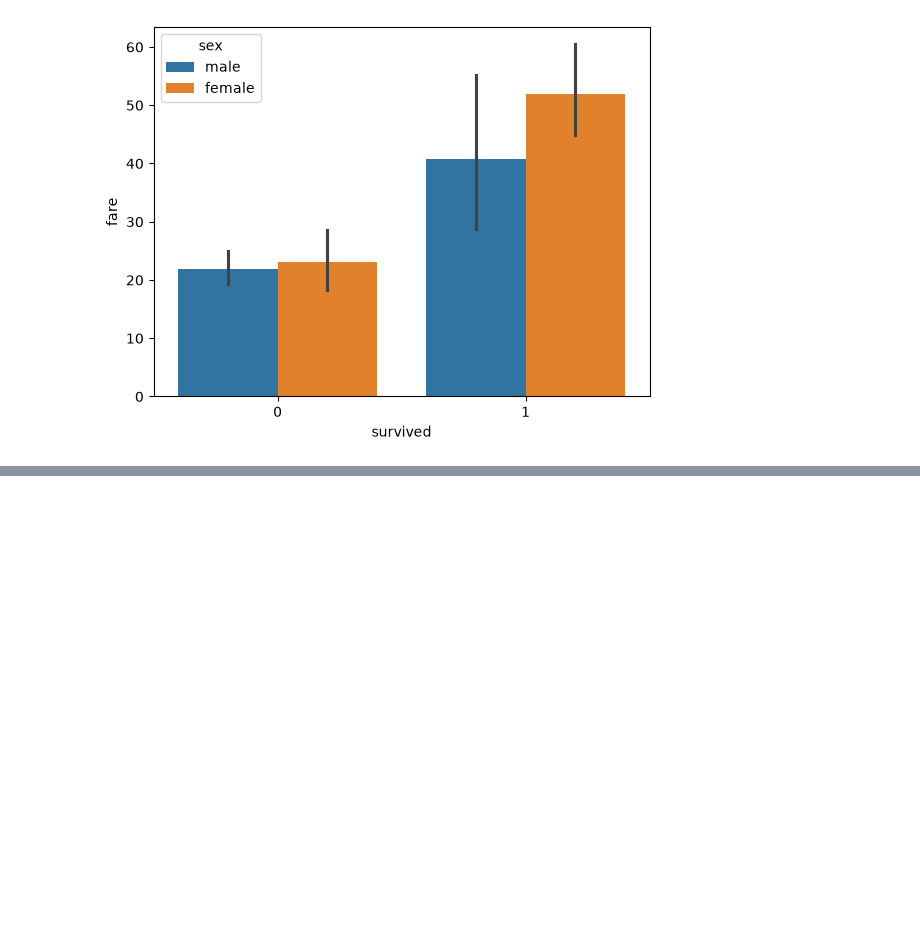
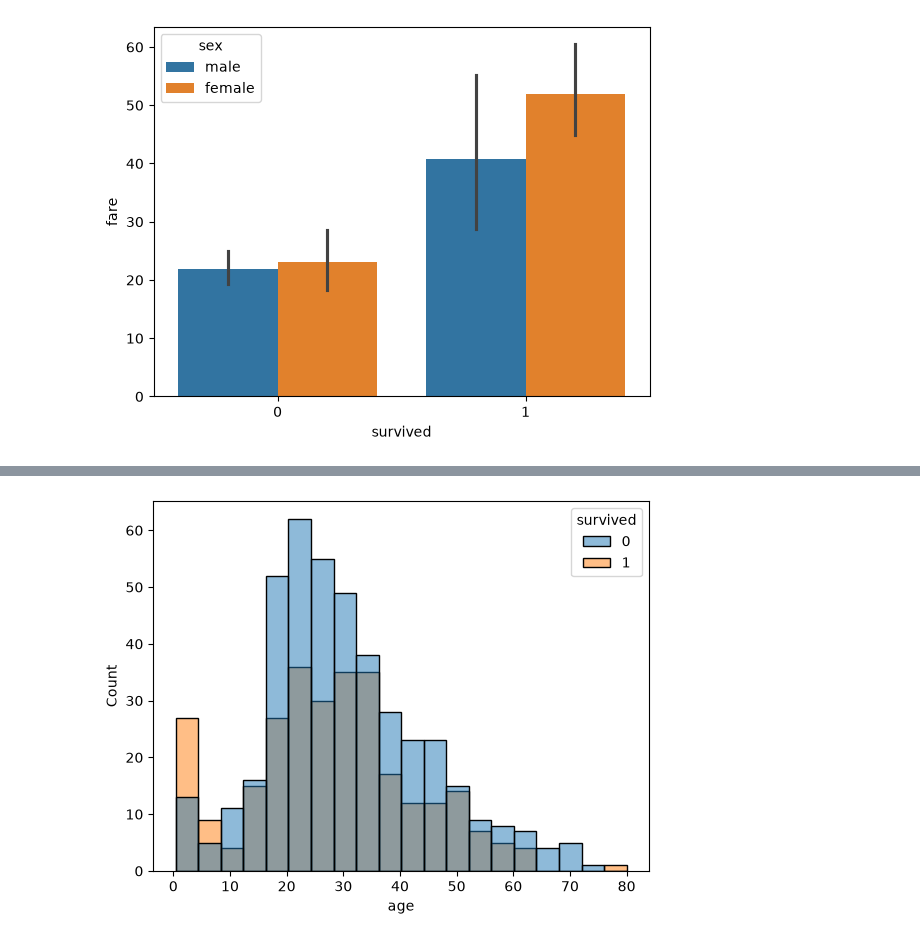
Before and after one commit to RituRai-03/Data-Visualization, a Jupyter notebook: Seaborn.ipynb, the cells around one changed output, grey strips where cells are left out. Saved outputs shown, nothing was run; the diff lists cells and outputs as text; code cells hidden in the pictures; blank space fills up the shorter version.

```diff
--- a/Seaborn.ipynb
+++ b/Seaborn.ipynb
@@ -108,0 +156,9 @@ plt.show()
+# %%
+sns.histplot(
+    data=titanic,
+    x="age",
+    hue="survived"
+)
+plt.show()
+# %% [output]
+[figure, added]
```
Also changed, not shown: parts of 8 cells of this notebook.
